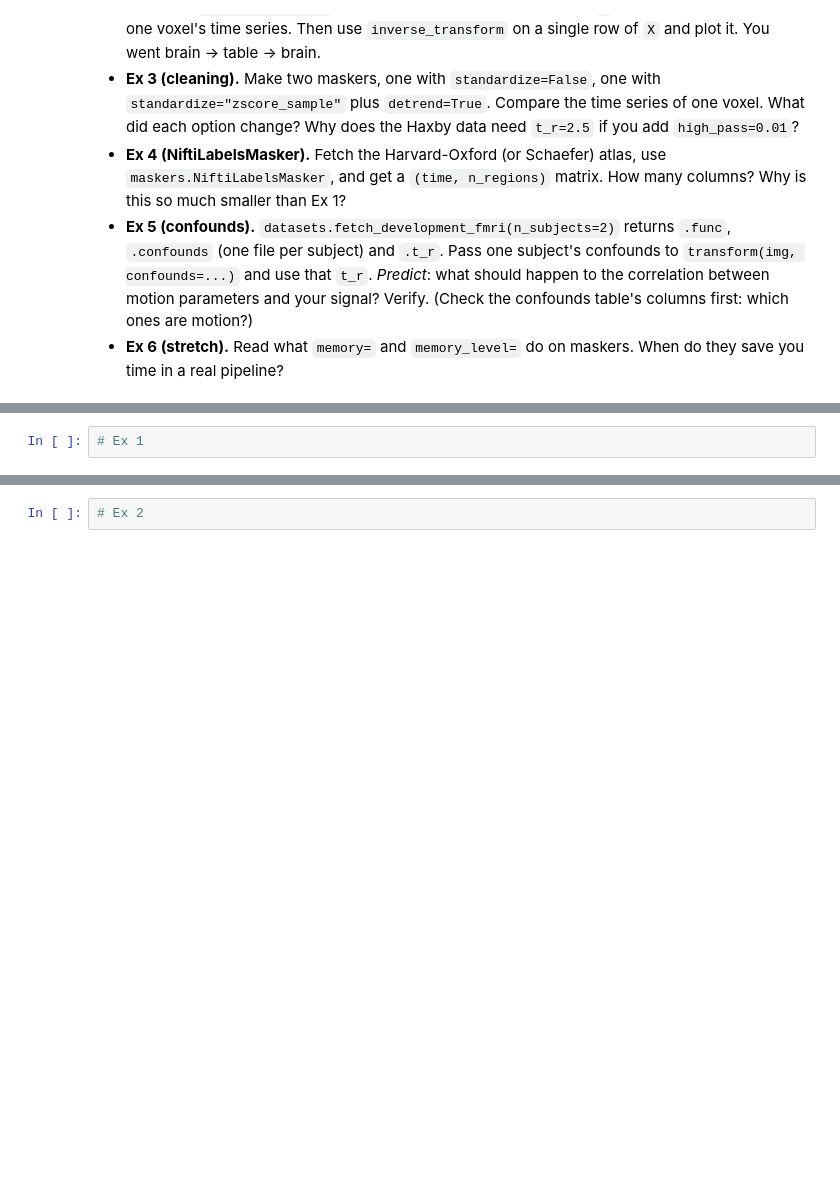
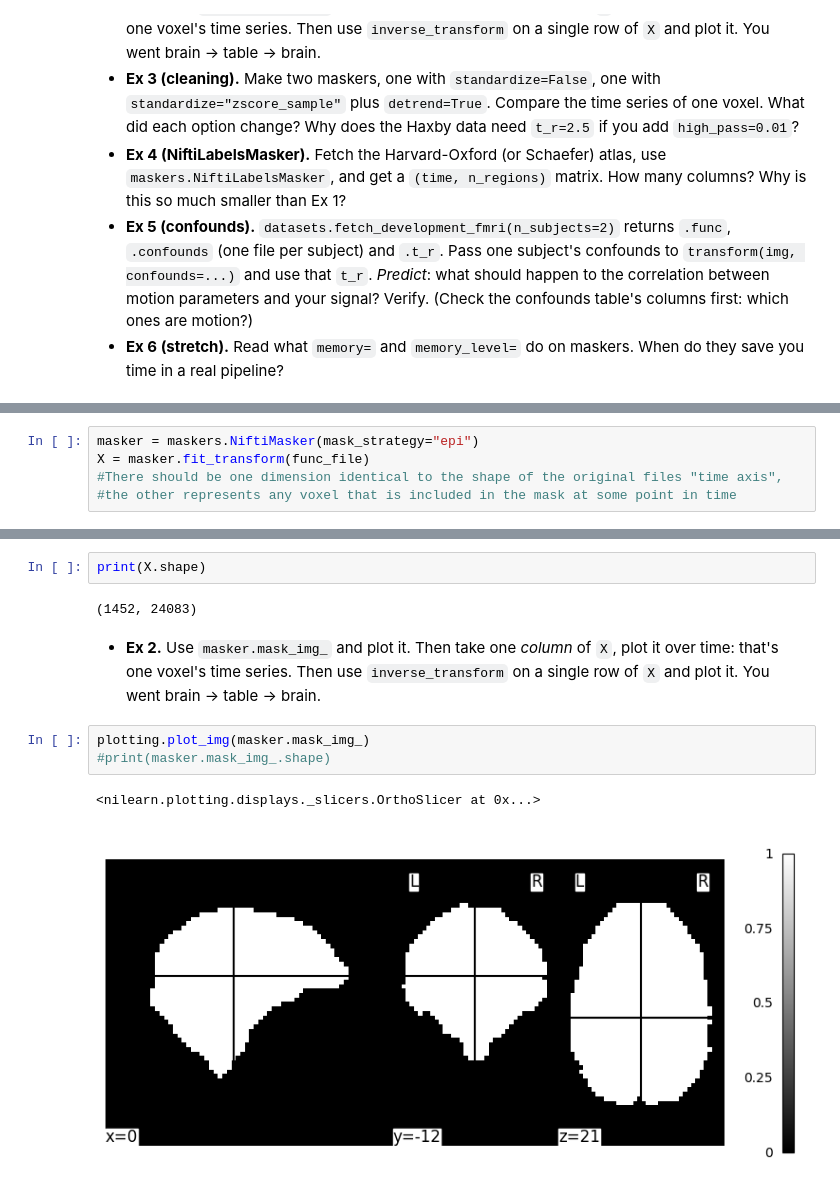
Before and after one commit to theknuckle/nilearn-crash-course, a Jupyter notebook: 02_maskers.ipynb, the cells around one changed output, grey strips where cells are left out. Cells and saved outputs as stored; diff of their text form; blank space fills up the shorter version.

Commit message:
Complete maskers

```diff
--- a/02_maskers.ipynb
+++ b/02_maskers.ipynb
@@ -42,2 +73,5 @@ func_file = haxby.func[0]
 # %%
-# Ex 1
+masker = maskers.NiftiMasker(mask_strategy="epi")
+X = masker.fit_transform(func_file)
+#There should be one dimension identical to the shape of the original files "time axis",
+#the other represents any voxel that is included in the mask at some point in time
@@ -44,2 +84,12 @@ func_file = haxby.func[0]
+# %%
+print(X.shape)
+# %% [output]
+(1452, 24083)
+# %% [markdown]
+- **Ex 2.** Use `masker.mask_img_` and plot it. Then take one *column* of `X`, plot it over time: that's one voxel's time series. Then use `inverse_transform` on a single row of `X` and plot it. You went brain -> table -> brain.
 # %%
-# Ex 2
+plotting.plot_img(masker.mask_img_)
+#print(masker.mask_img_.shape)
+# %% [output]
+<nilearn.plotting.displays._slicers.OrthoSlicer at 0x...>
+[figure, added]
```
Also changed, not shown: parts of 22 cells of this notebook.
